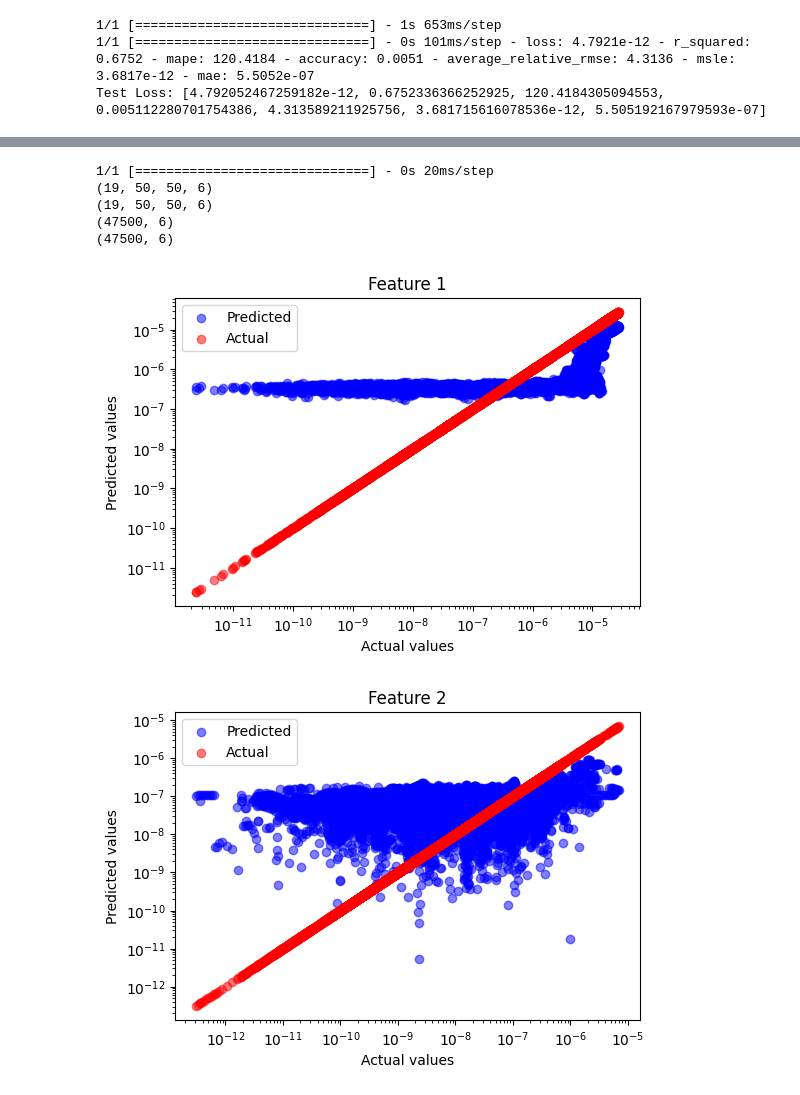
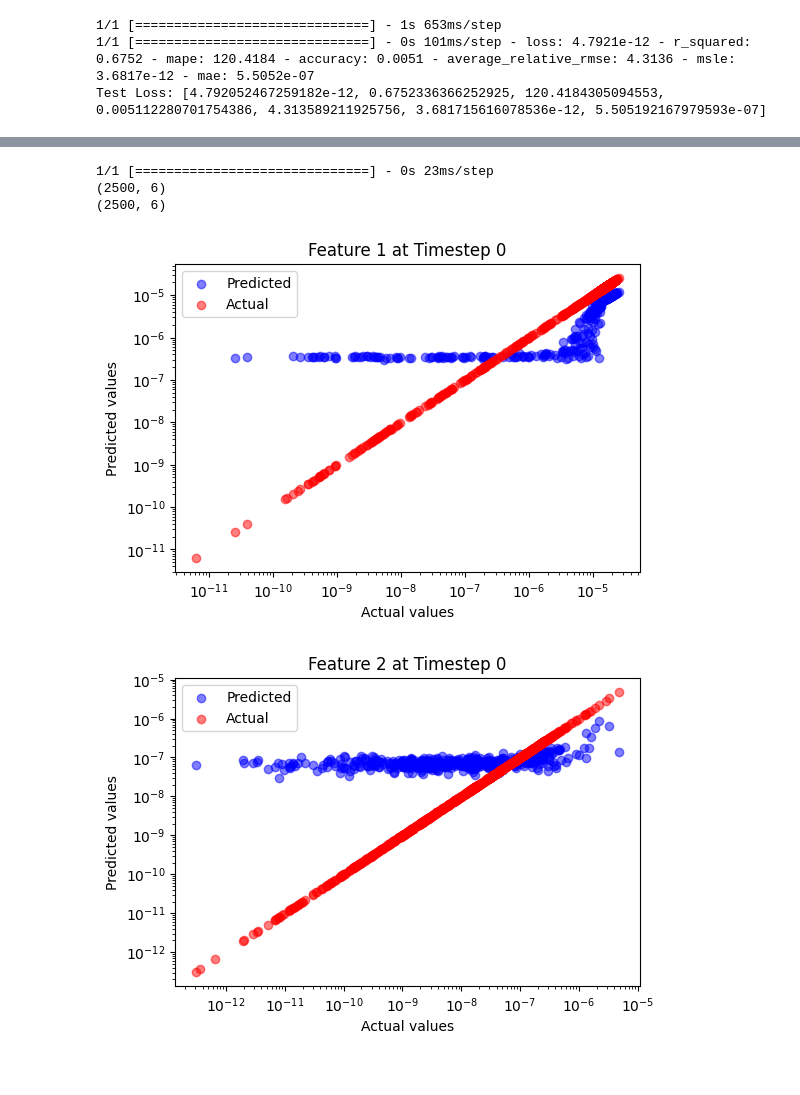
Before and after one commit to giannis3p/UvA-thesis-neural-agent-models, a Jupyter notebook: PINN 6 cytokines.ipynb, the cells around one changed output, grey strips where cells are left out. Cells and saved outputs as stored; diff of their text form; code cells hidden in the pictures.

Commit message:
PINN plots

```diff
--- a/PINN 6 cytokines.ipynb
+++ b/PINN 6 cytokines.ipynb
@@ -351,47 +430,65 @@ plt.show()
 # %%
 y_pred=model.predict(X_test)
-print(y_test.shape)
-print(y_pred.shape)
 y_pred_shape = y_pred.shape
-y_test_shape=y_test.shape
+y_test_shape = y_test.shape
 
-# reshape the tensor to (91*50*50, 6)
-y_pred_flattened = np.reshape(y_pred, (-1, y_pred_shape[-1]))
-y_test_flattened = np.reshape(y_test, (-1, y_test_shape[-1]))
+# Flatten the y_pred and y_test tensors
+y_pred_flattened = np.reshape(y_pred, (y_pred_shape[0], -1, y_pred_shape[-1]))
+y_test_flattened = np.reshape(y_test, (y_test_shape[0], -1, y_test_shape[-1]))
 
-df = pd.DataFrame(y_pred_flattened, columns=[f'feature_{i+1}' for i in range(y_pred_shape[-1])])
+# Calculate the mean squared error for each timestep
+mse = np.mean((y_pred_flattened - y_test_flattened) ** 2, axis=(1, 2))
 
-df.to_csv('data/flattened_y_pred.csv', index=False)
+# Find the timestep with the smallest error
+best_timestep = np.argmin(mse)
 
-print(y_test_flattened.shape)
-print(y_pred_flattened.shape)
+# Get the flattened values for the best timestep
+best_y_pred_flattened = y_pred_flattened[best_timestep]
+best_y_test_flattened = y_test_flattened[best_timestep]
 
+# Create arrays for x and y coordinates for the best timestep
+X = np.repeat(np.arange(y_test_shape[1]), y_test_shape[2])
+Y = np.tile(np.arange(y_test_shape[2]), y_test_shape[1])
+
+# Create the DataFrame for the best timestep
+df_best_timestep = pd.DataFrame({
+    'X': X,
+    'Y': Y,
+    **{f'feature_{i+1}': best_y_pred_flattened[:, i] for i in range(y_pred_shape[-1])}
+})
+
+# Save the DataFrame to a CSV file
+df_best_timestep.to_csv('data/PINN.csv', index=False)
+
+# Verify shapes
+print(best_y_test_flattened.shape)
+print(best_y_pred_flattened.shape)
+
+# Create plots for the best timestep
 output_dir = 'plots-PINN'
 os.makedirs(output_dir, exist_ok=True)
 
-num_features = y_test_flattened.shape[1]
+num_features = best_y_test_flattened.shape[1]
 for i in range(num_features):
     plt.figure(figsize=(6, 4))
-    plt.scatter(y_test_flattened[:, i], y_pred_flattened[:, i], color='blue', alpha=0.5, label='Predicted')
-    plt.scatter(y_test_flattened[:, i], y_test_flattened[:, i], color='red', alpha=0.5, label='Actual')
-    plt.title(f'Feature {i+1}')
+    plt.scatter(best_y_test_flattened[:, i], best_y_pred_flattened[:, i], color='blue', alpha=0.5, label='Predicted')
+    plt.scatter(best_y_test_flattened[:, i], best_y_test_flattened[:, i], color='red', alpha=0.5, label='Actual')
+    plt.title(f'Feature {i+1} at Timestep {best_timestep}')
     plt.xlabel('Actual values')
     plt.ylabel('Predicted values')
     plt.xscale('log')
     plt.yscale('log')
     plt.legend()
 
-    # save the plot to the specified folder
+    # Save the plot to the specified folder
     plot_filename = f'feature_{i+1}.png'
     plot_path = os.path.join(output_dir, plot_filename)
     plt.savefig(plot_path)
 
     plt.show()
 # %% [output]
-1/1 [==============================] - 0s 20ms/step
-(19, 50, 50, 6)
-(19, 50, 50, 6)
-(47500, 6)
-(47500, 6)
+1/1 [==============================] - 0s 23ms/step
+(2500, 6)
+(2500, 6)
-[figure, old version]
+[figure, new version]
-[figure, old version]
+[figure, new version]
```
Also changed, not shown: parts of 5 cells of this notebook, 9 other files.
